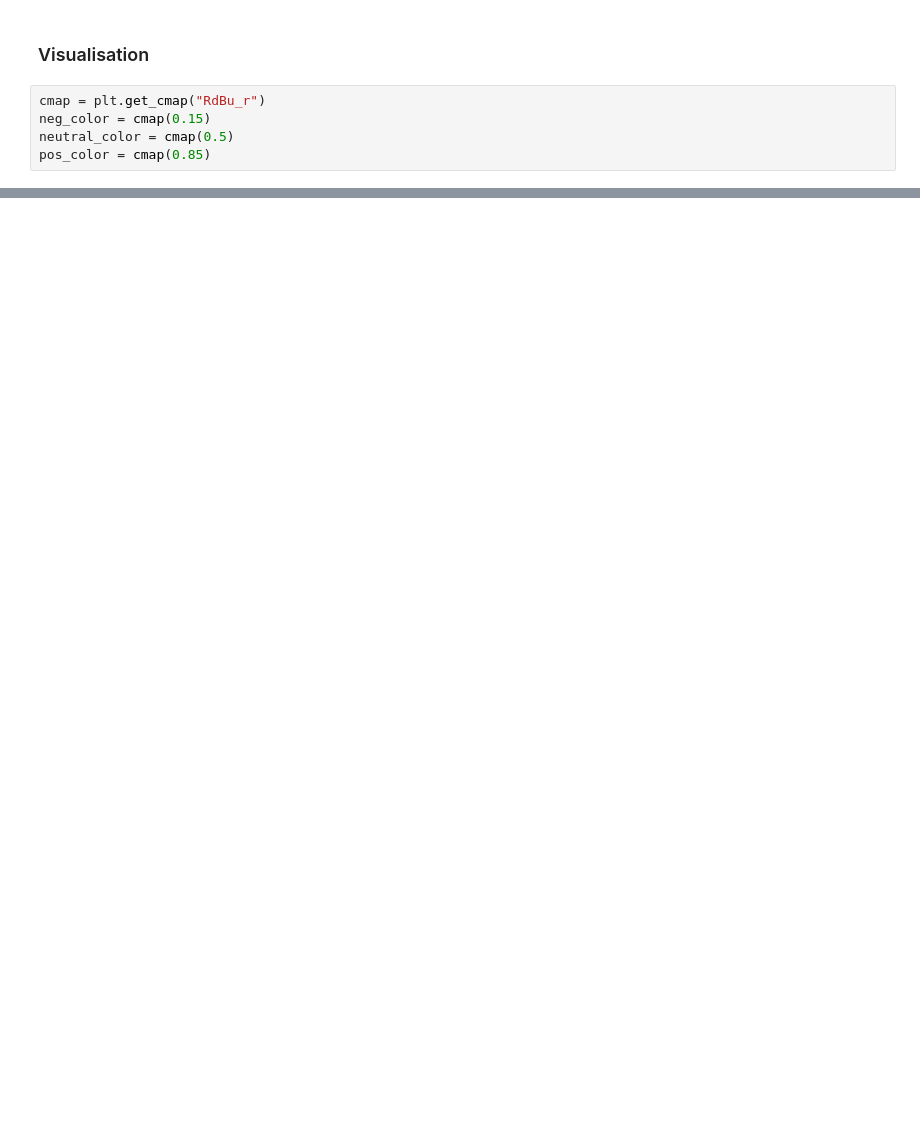
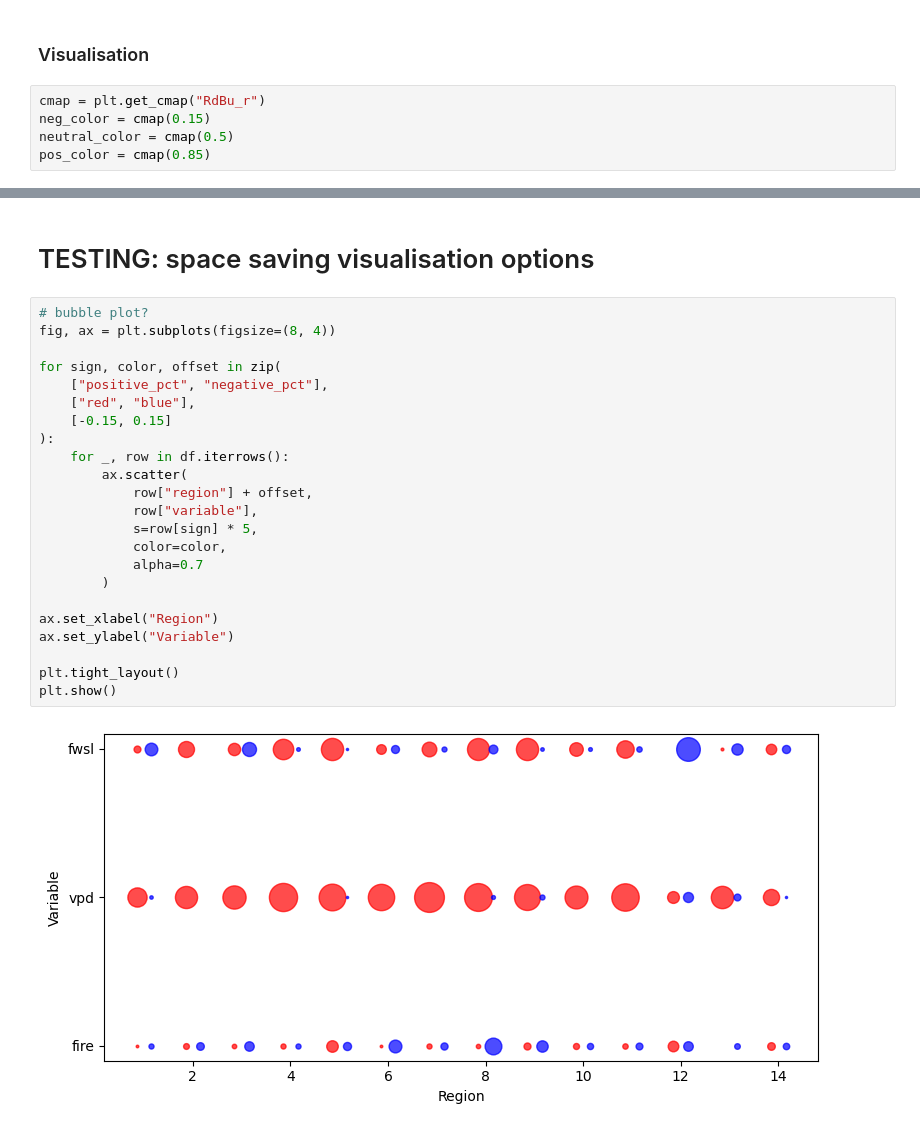
Before and after one commit to mdj4/avhrr-fire, a Jupyter notebook: src/05_data_analysis/01_mapped_analyses.ipynb, the cells around one changed output, grey strips where cells are left out. Cells and saved outputs as stored; diff of their text form; blank space fills up the shorter version.

```diff
--- a/src/05_data_analysis/01_mapped_analyses.ipynb
+++ b/src/05_data_analysis/01_mapped_analyses.ipynb
@@ -1248,0 +1507,27 @@ plt.show()
+# %% [markdown]
+# TESTING: space saving visualisation options
+# %%
+# bubble plot?
+fig, ax = plt.subplots(figsize=(8, 4))
+
+for sign, color, offset in zip(
+    ["positive_pct", "negative_pct"],
+    ["red", "blue"],
+    [-0.15, 0.15]
+):
+    for _, row in df.iterrows():
+        ax.scatter(
+            row["region"] + offset,
+            row["variable"],
+            s=row[sign] * 5,
+            color=color,
+            alpha=0.7
+        )
+
+ax.set_xlabel("Region")
+ax.set_ylabel("Variable")
+
+plt.tight_layout()
+plt.show()
+# %% [output]
+[figure, added]
```
Also changed, not shown: parts of 22 cells of this notebook.
